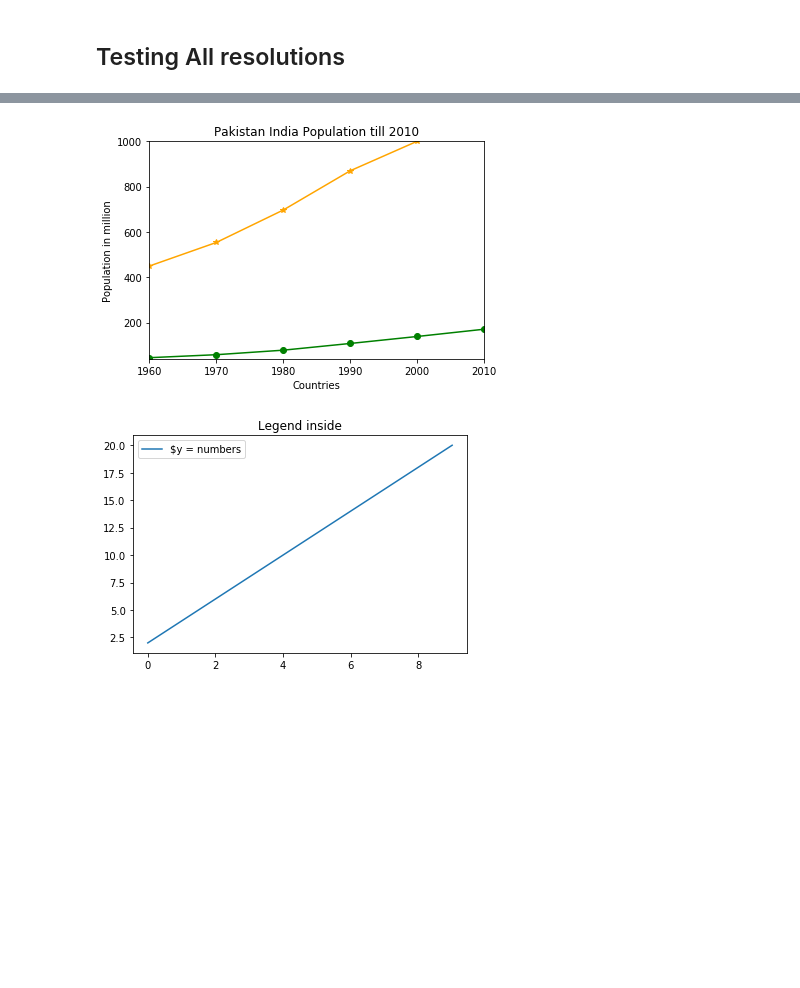
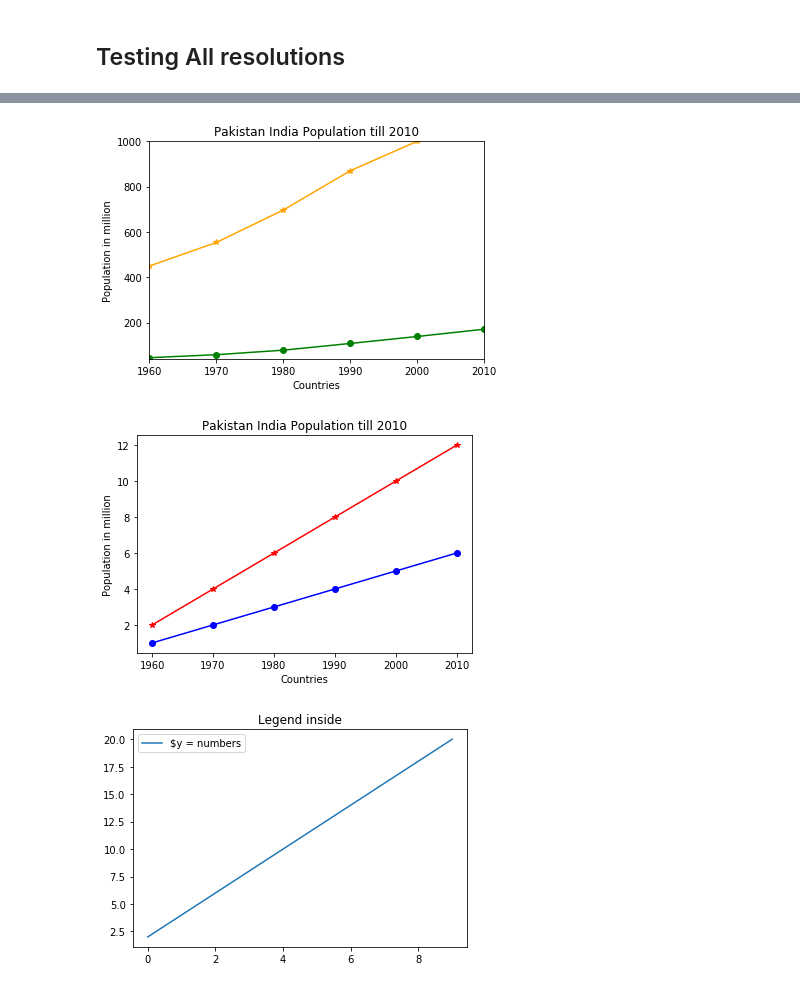
Before and after one commit to thiagoald/projeto_es290, a Jupyter notebook: Localization.ipynb, the cells around one changed output, grey strips where cells are left out. Saved outputs shown, nothing was run; the diff lists cells and outputs as text; code cells hidden in the pictures; blank space fills up the shorter version.

```diff
--- a/Localization.ipynb
+++ b/Localization.ipynb
@@ -703,24 +711,49 @@ Redução do espaço de busca para a resolução  50 : 0.9809733141002525
 # %%
 year = [1960, 1970, 1980, 1990, 2000, 2010]
 pop_pakistan = [44.91, 58.09, 78.07, 107.7, 138.5, 170.6]
 pop_india = [449.48, 553.57, 696.783, 870.133, 1000.4, 1309.1]
+
+
 
 fig = plt.figure()
 plt_res = plt.subplot(111)
 plt_res.plot(year, pop_pakistan, color='g', marker ='o')
 plt_res.plot(year, pop_india, color='orange', marker ='*')
 plt.xlabel('Countries')
 plt.ylabel('Population in million')
 plt.title('Pakistan India Population till 2010')
 plt.axis([1960, 2010,40, 1000])
 plt.show()
 
-fig.savefig('resources/results/grid_resolution_error.png',dpi=100)
+fig.savefig('resources/results/test1',dpi=100)
+
+fig = plt.figure()
+plt_res = plt.subplot(111)
+plt_res.plot(year, [1,2,3,4, 5,6], color='b', marker ='o')
+plt_res.plot(year, [2, 4, 6,8, 10, 12], color='r', marker ='*')
+plt.xlabel('Countries')
+plt.ylabel('Population in million')
+plt.title('Pakistan India Population till 2010')
+#plt.axis([1960, 2010,40, 1000])
+plt.show()
+
+fig.savefig('resources/results/test2',dpi=100)
+
+
+
+
+
+
+
+
+
+
 
 
 #plt.savefig('resources/results/grid_resolution_error.png')
 # %% [output]
 [figure]
+[figure, added]
 # %%
 import matplotlib
 import matplotlib.pyplot as plt
```
Also changed, not shown: parts of 5 cells of this notebook, 2 other files.
